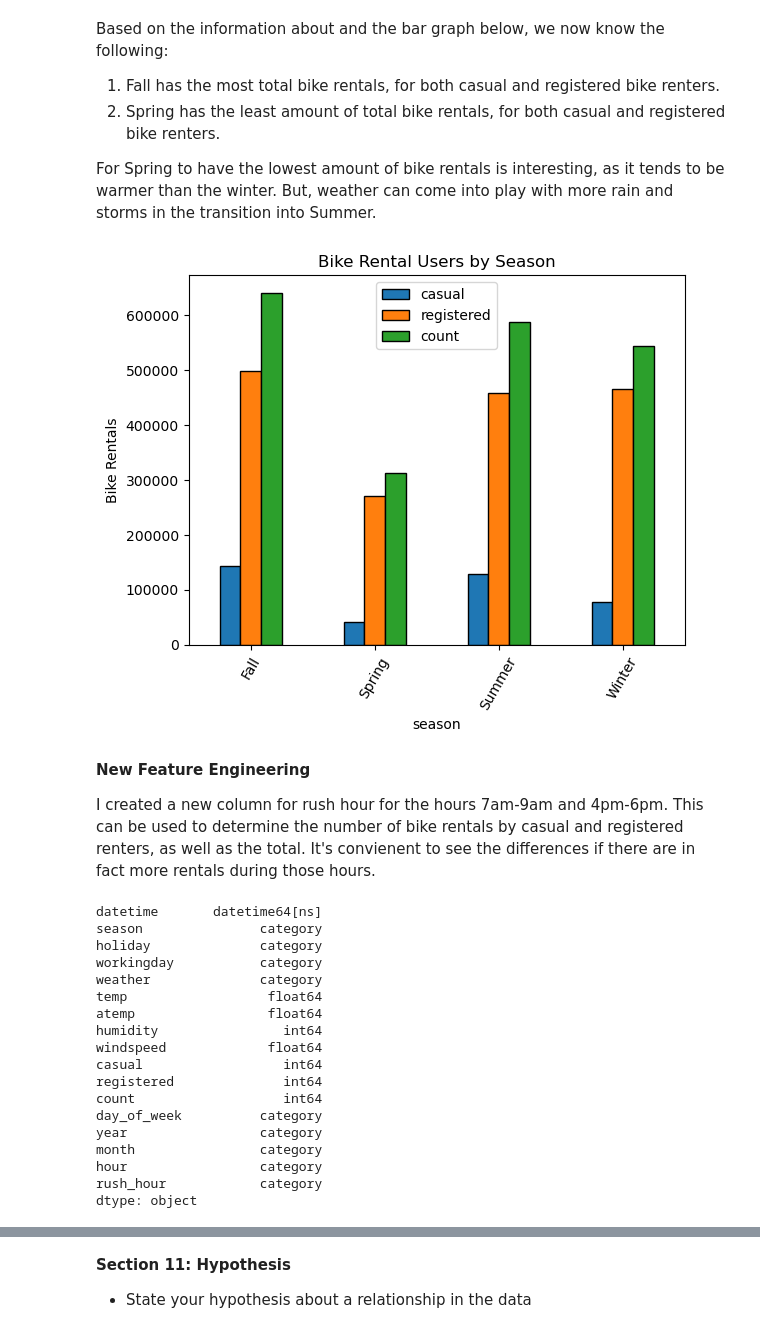
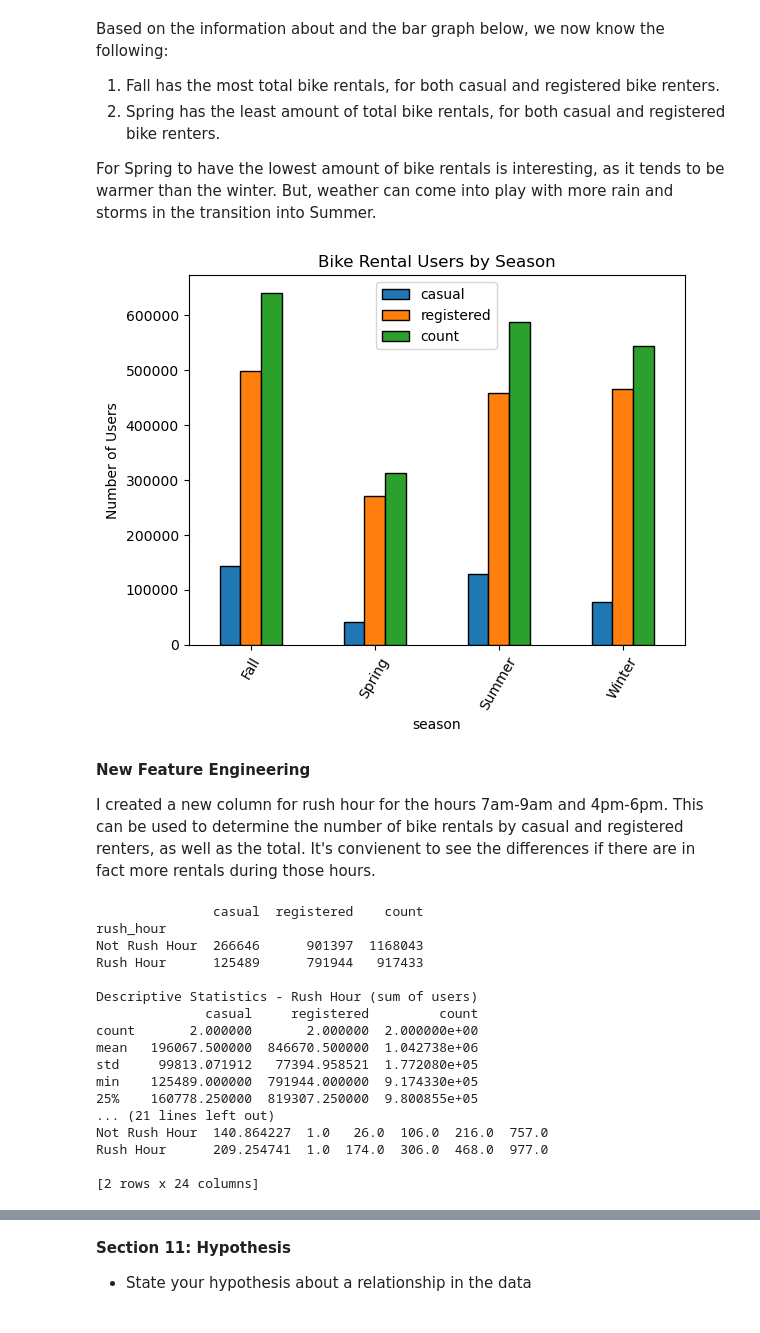
Before and after one commit to keshleem/final_project, a Jupyter notebook: klmartin_dx602_final.ipynb, the cells around one changed output, grey strips where cells are left out. Saved outputs shown, nothing was run; the diff lists cells and outputs as text; code cells hidden in the pictures.

```diff
--- a/klmartin_dx602_final.ipynb
+++ b/klmartin_dx602_final.ipynb
@@ -532,12 +508,12 @@ For Spring to have the lowest amount of bike rentals is interesting, as it tends
 # %%
 # bar graph
 rentals_season.plot(kind="bar", edgecolor="black")
 plt.title("Bike Rental Users by Season")
-plt.ylabel("Bike Rentals")
+plt.ylabel("Number of Users")
 plt.xticks(rotation=60)
 plt.show()
 # %% [output]
-[figure, old version]
+[figure, new version]
 # %% [markdown]
 **New Feature Engineering**
 
@@ -545,27 +521,41 @@ I created a new column for rush hour for the hours 7am-9am and 4pm-6pm. This can
 # %%
 # creating a column for rush hour for am 7am-9am, evening 4pm-6pm
 bikes["rush_hour"] = np.where(bikes["hour"].isin(["7am", "8am", "9am", "4pm", "5pm", "6pm"]), "Rush Hour", "Not Rush Hour")
+
+# changed from object to category
 bikes["rush_hour"] = bikes["rush_hour"].astype("category")
 
 # verifying that the column is appearing as intended
 # bikes.sample(10)
 # bikes.dtypes
+
+# grouping for users
+rentals_rush_hour = bikes.groupby("rush_hour")[["casual", "registered", "count"]].sum()
+print(rentals_rush_hour)
+print()
+print('Descriptive Statistics - Rush Hour (sum of users)')
+print(rentals_rush_hour.describe())
+
+print()
+print('Descriptive Statistics - Rush Hour')
+print()
+stats_rush_hour = bikes.groupby("rush_hour")[["casual", "registered", "count"]].describe()
+print(stats_rush_hour)
 # %% [output]
-datetime       datetime64[ns]
-season               category
-holiday              category
-workingday           category
-weather              category
-temp                  float64
-atemp                 float64
-humidity                int64
-windspeed             float64
-casual                  int64
-registered              int64
-count                   int64
-day_of_week          category
-year                 category
-month                category
-hour                 category
-rush_hour            category
-dtype: object
+               casual  registered    count
+rush_hour
+Not Rush Hour  266646      901397  1168043
+Rush Hour      125489      791944   917433
+
+Descriptive Statistics - Rush Hour (sum of users)
+              casual     registered         count
+count       2.000000       2.000000  2.000000e+00
+mean   196067.500000  846670.500000  1.042738e+06
+std     99813.071912   77394.958521  1.772080e+05
+min    125489.000000  791944.000000  9.174330e+05
+25%    160778.250000  819307.250000  9.800855e+05
+... (21 lines left out)
+Not Rush Hour  140.864227  1.0   26.0  106.0  216.0  757.0
+Rush Hour      209.254741  1.0  174.0  306.0  468.0  977.0
+
+[2 rows x 24 columns]
```
Also changed, not shown: parts of 16 cells of this notebook.
